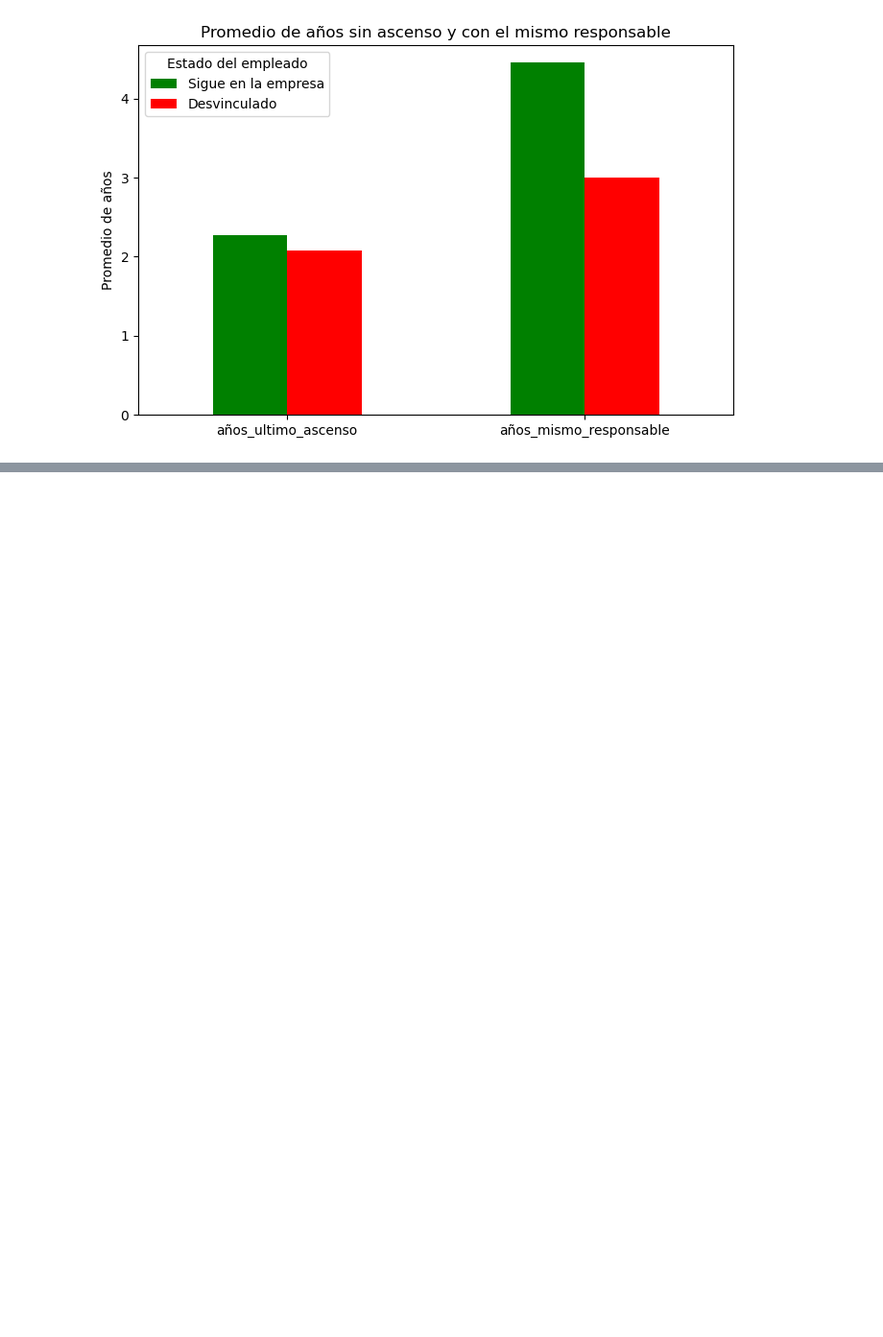
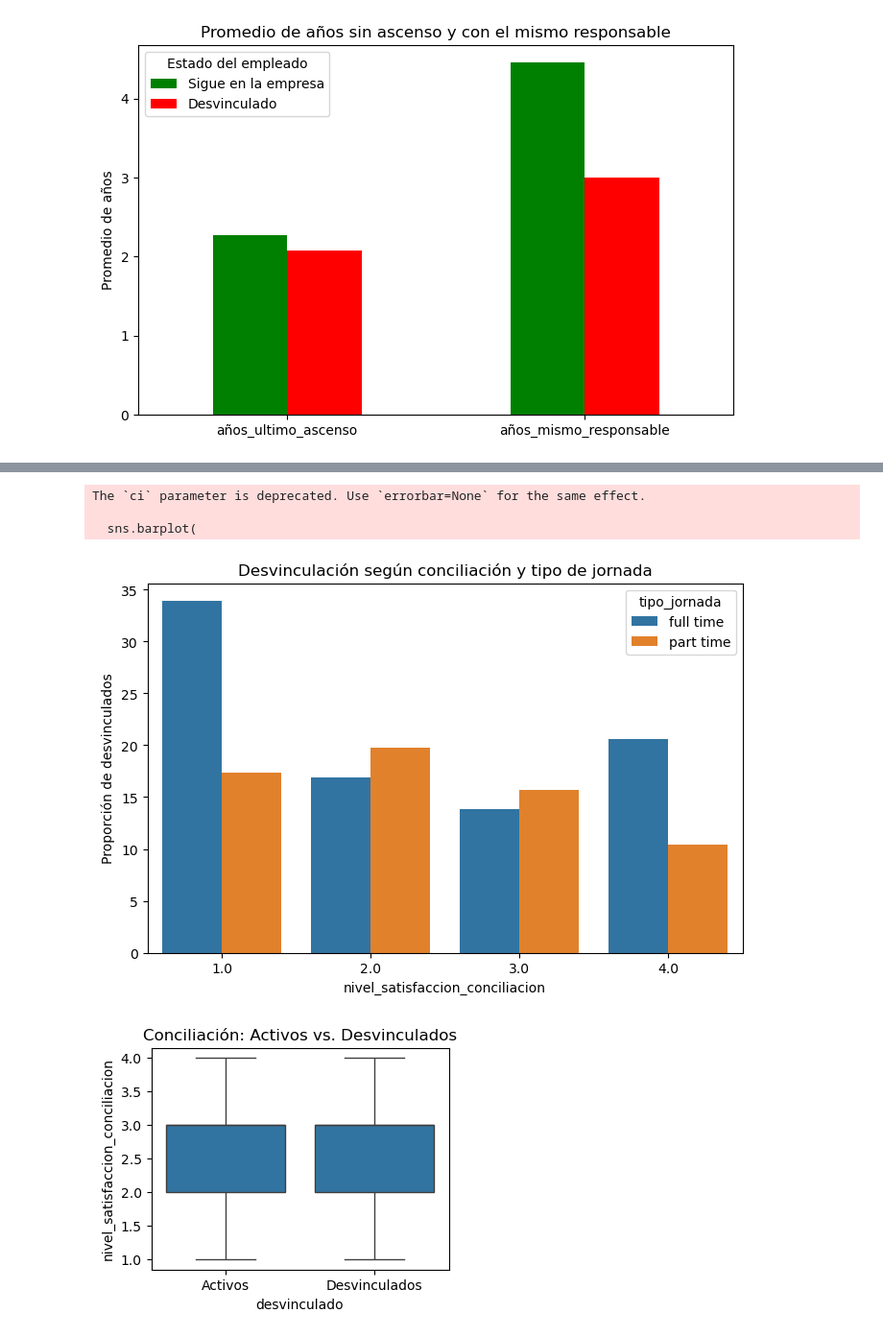
Before and after one commit to SilviaFarled/Modulo-3-Proyecto-Grupo4-Datahoot, a Jupyter notebook: PARTE-4_project-da-promo-52-modulo-3-team-4-VISUALIZACION.ipynb, the cells around one changed output, grey strips where cells are left out. Shown at 96% size. Cells and saved outputs as stored; diff of their text form; code cells hidden in the pictures; blank space fills up the shorter version.

```diff
--- a/PARTE-4_project-da-promo-52-modulo-3-team-4-VISUALIZACION.ipynb
+++ b/PARTE-4_project-da-promo-52-modulo-3-team-4-VISUALIZACION.ipynb
@@ -164,0 +203,35 @@ plt.show()
+# %%
+df = df.dropna(subset=['nivel_satisfaccion_conciliacion', 'desvinculado', 'tipo_jornada', 'teletrabajo'])
+# Asegúrate de que las variables sean del tipo correcto
+df['desvinculado'] = df['desvinculado'].replace({'Yes': 1, 'No': 0}).astype(int)
+df['nivel_satisfaccion_conciliacion'] = pd.to_numeric(df['nivel_satisfaccion_conciliacion'], errors='coerce')
+df['desvinculado'] = df['desvinculado'].astype(int)
+# 1. Bar chart agrupado
+plt.figure(figsize=(8,5))
+sns.barplot(
+    data=df,
+    x='nivel_satisfaccion_conciliacion',
+    y='desvinculado',
+    hue='tipo_jornada',  # O usa 'teletrabajo'
+    estimator=lambda x: sum(x)/len(x)*100,  # Proporción de desvinculados
+    ci=None
+)
+plt.ylabel('Proporción de desvinculados')
+plt.title('Desvinculación según conciliación y tipo de jornada')
+plt.show()
+# 2. Boxplot
+plt.figure(figsize=(4,3))
+sns.boxplot(
+    data=df,
+    x='desvinculado',
+    y='nivel_satisfaccion_conciliacion'
+)
+plt.xticks([0,1], ['Activos', 'Desvinculados'])
+plt.title('Conciliación: Activos vs. Desvinculados')
+plt.show()
+# %% [output]
+The `ci` parameter is deprecated. Use `errorbar=None` for the same effect.
+
+  sns.barplot(
+[figure, added]
+[figure, added]
```
Also changed, not shown: parts of 13 cells of this notebook, 2 other files.
